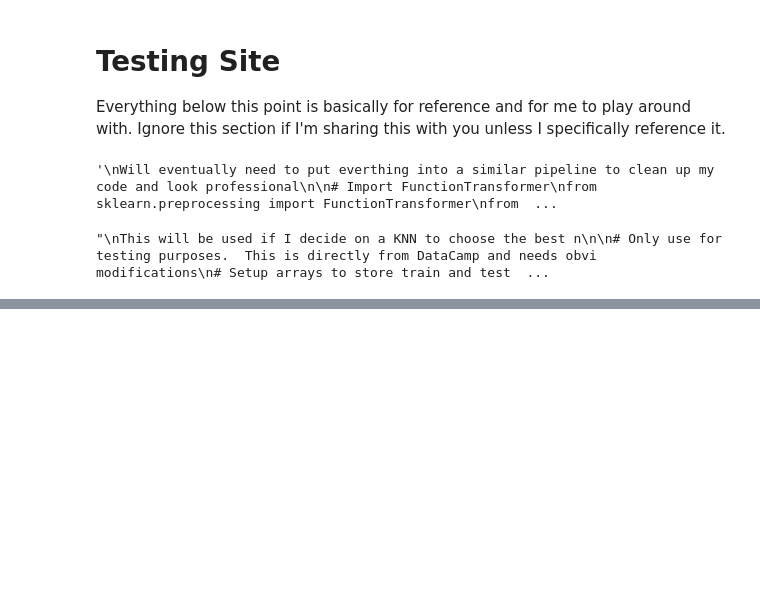
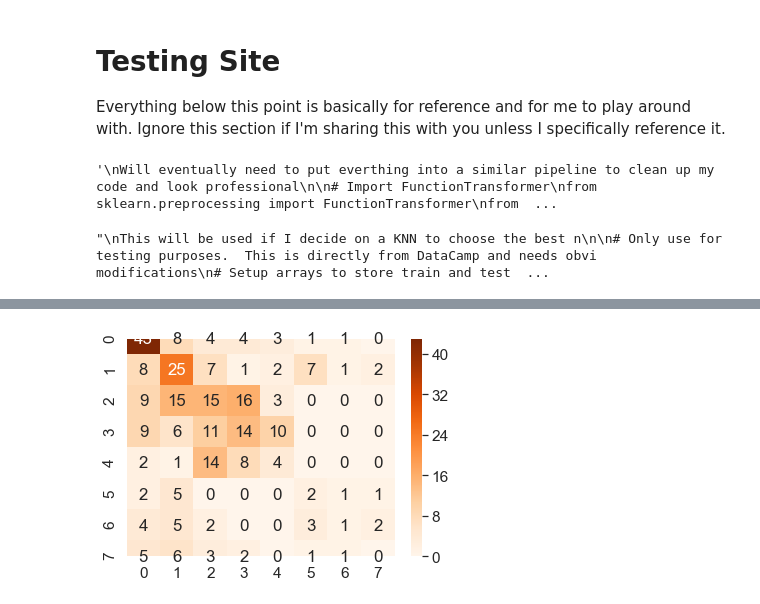
Before and after one commit to kalwei/ml_decking_configuration, a Jupyter notebook: KNN_First.ipynb, the cells around one changed output, grey strips where cells are left out. Saved outputs shown, nothing was run; the diff lists cells and outputs as text; code cells hidden in the pictures; blank space fills up the shorter version.

```diff
--- a/KNN_First.ipynb
+++ b/KNN_First.ipynb
@@ -559,0 +786,6 @@ looksies.sum()
+# %%
+df_cm = pd.DataFrame(conf_matr)#, index=columns, columns=columns)
+
+ax = sn.heatmap(df_cm, cmap='Oranges', annot=True)
+# %% [output]
+[figure, added]
```
Also changed, not shown: parts of 12 cells of this notebook.
